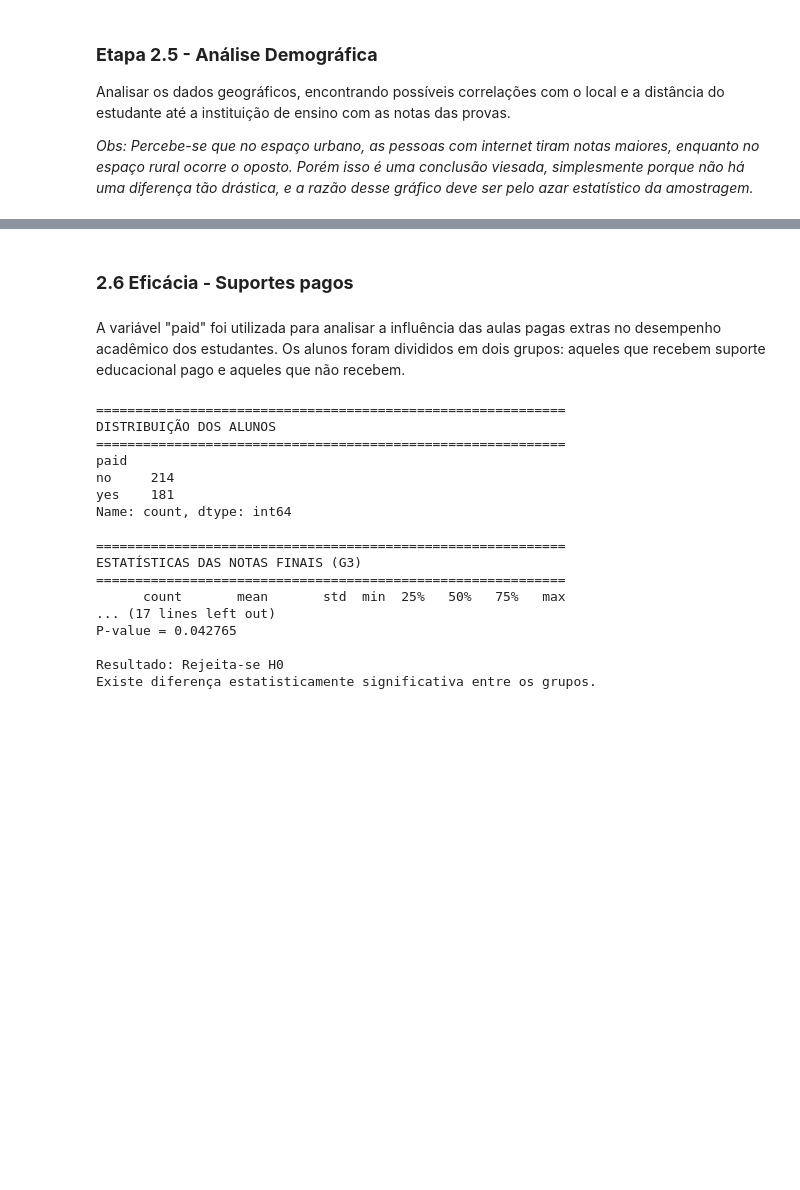
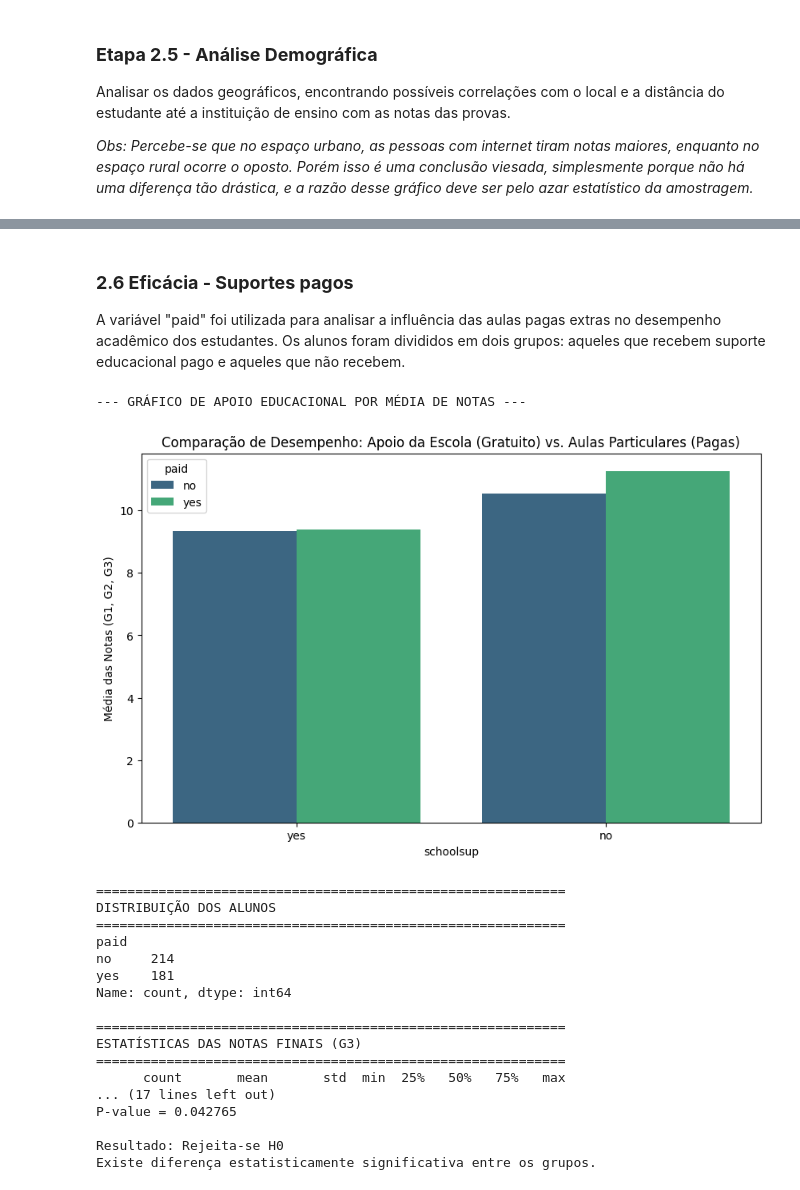
Before and after one commit to felipekenjidev/performance-estudantes, a Jupyter notebook: miniprojetods_performance_estudantes.ipynb, the cells around one changed output, grey strips where cells are left out. Cells and saved outputs as stored; diff of their text form; code cells hidden in the pictures; blank space fills up the shorter version.

```diff
--- a/miniprojetods_performance_estudantes.ipynb
+++ b/miniprojetods_performance_estudantes.ipynb
@@ -1249,5 +1272,16 @@ plt.show()
-# %% [markdown]
-### **2.6 Eficácia - Suportes pagos**
 # %% [markdown]
+### **2.6 Eficácia - Suportes pagos**
 A variável "paid" foi utilizada para analisar a influência das aulas pagas extras no desempenho acadêmico dos estudantes. Os alunos foram divididos em dois grupos: aqueles que recebem suporte educacional pago e aqueles que não recebem.
+# %%
+# Exibir Gráfico de Apoio Educacional x Média de Notas
+print("--- GRÁFICO DE APOIO EDUCACIONAL POR MÉDIA DE NOTAS ---")
+
+plt.figure(figsize=(10, 6))
+sns.barplot(data=df, x='schoolsup', y='G_Media', hue='paid', palette='viridis', errorbar=None)
+plt.title('Comparação de Desempenho: Apoio da Escola (Gratuito) vs. Aulas Particulares (Pagas)')
+plt.ylabel('Média das Notas (G1, G2, G3)')
+plt.show()
+# %% [output]
+--- GRÁFICO DE APOIO EDUCACIONAL POR MÉDIA DE NOTAS ---
+[figure, added]
 # %%
```
Also changed, not shown: parts of 29 cells of this notebook.
